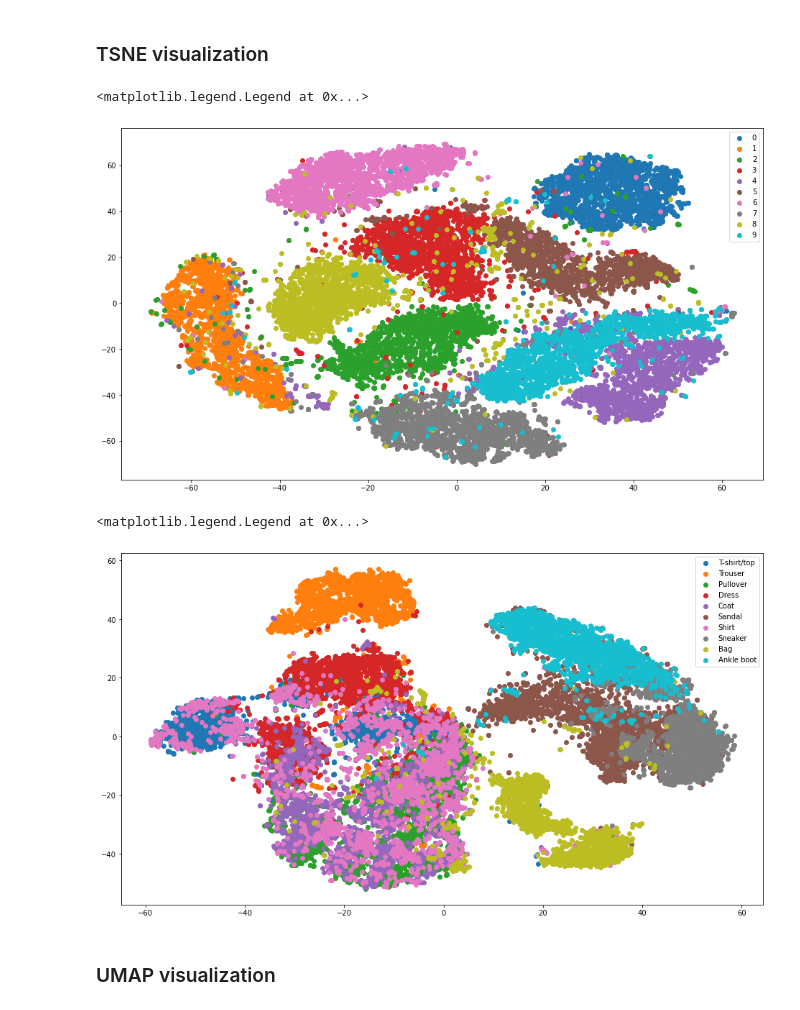
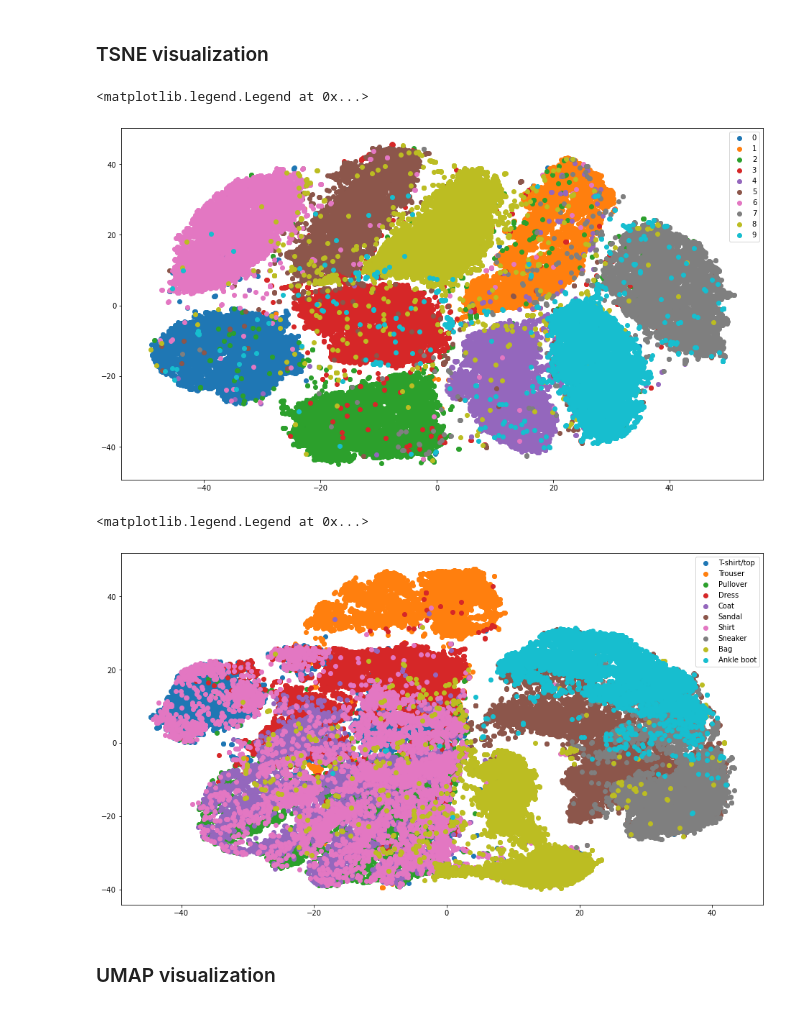
Before and after one commit to PKopel/data-embedding, a Jupyter notebook: umap_largevis.ipynb, the cells around one changed output. Drawn from its saved outputs; the diff is of its cells as text; code cells hidden in the pictures.

```diff
--- a/umap_largevis.ipynb
+++ b/umap_largevis.ipynb
@@ -68,7 +69,7 @@ fmnist_data = fmnist['data'].to_numpy().reshape(-1, 784)
 tsne_mnist = TSNE(n_components=2, perplexity=45)
 X_mnist = tsne_mnist.fit_transform(mnist_data)
 # %%
-X_mnist_df = pd.concat([pd.DataFrame(X_mnist, columns=['dim 1', 'dim 2']), mnist['target'][:20000]], axis=1)
+X_mnist_df = pd.concat([pd.DataFrame(X_mnist, columns=['dim 1', 'dim 2']), mnist['target']], axis=1)
 # %%
 fig = plt.figure(figsize=(16, 9))
 
@@ -79,23 +80,23 @@ for target in range(10):
 plt.legend()
 # %% [output]
 <matplotlib.legend.Legend at 0x...>
-[figure, old version]
+[figure, new version]
 # %%
 tsne_fmnist = TSNE(n_components=2, perplexity=100)
 X_fmnist = tsne_fmnist.fit_transform(fmnist_data)
 # %%
 fig = plt.figure(figsize=(16, 9))
 
-X_fmnist_df = pd.concat([pd.DataFrame(X_fmnist, columns=['dim 1', 'dim 2']), fmnist['target'][:20000]], axis=1)
+X_fmnist_df = pd.concat([pd.DataFrame(X_fmnist, columns=['dim 1', 'dim 2']), fmnist['target']], axis=1)
 
 X_fmnist_df['class'] = X_fmnist_df['class'].apply(lambda x: int(x))
 for target in range(10):
     data = X_fmnist_df['class'] == target
     plt.scatter(X_fmnist_df.loc[data, 'dim 1'], X_fmnist_df.loc[data, 'dim 2'], label=fmnist_names[target])
 plt.legend()
 # %% [output]
 <matplotlib.legend.Legend at 0x...>
-[figure, old version]
+[figure, new version]
 # %% [markdown]
 ### UMAP visualization
 # %%
```
Also changed, not shown: parts of 7 cells of this notebook.
